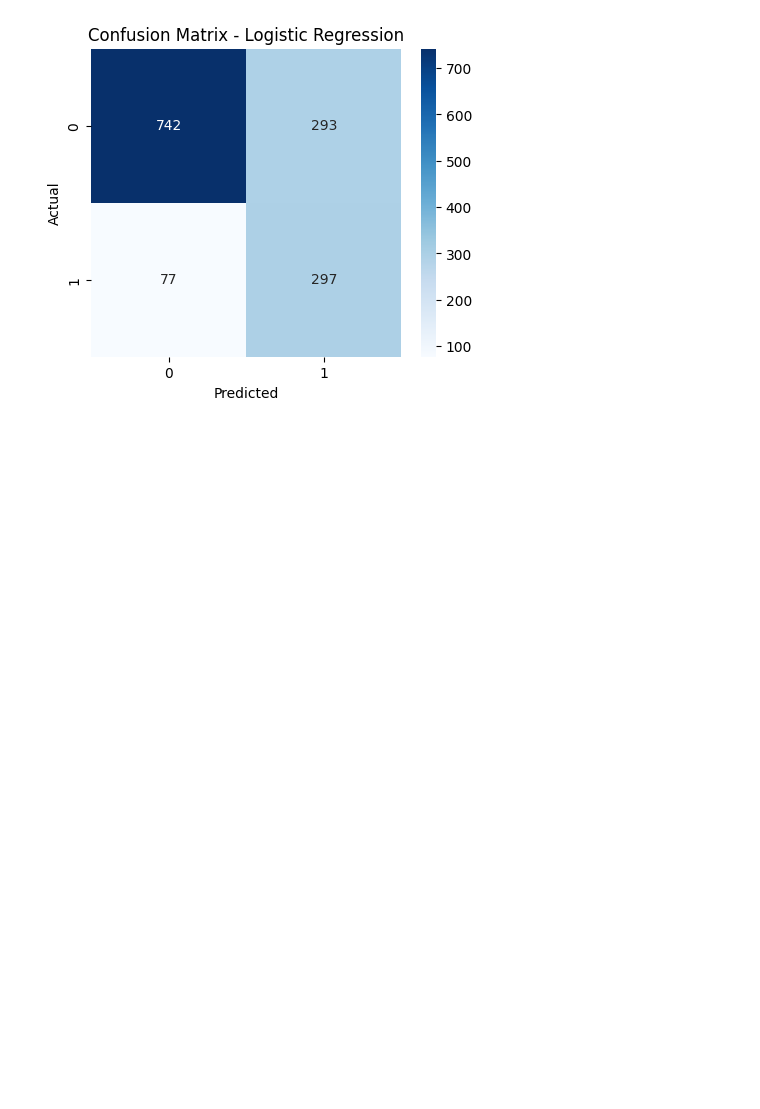
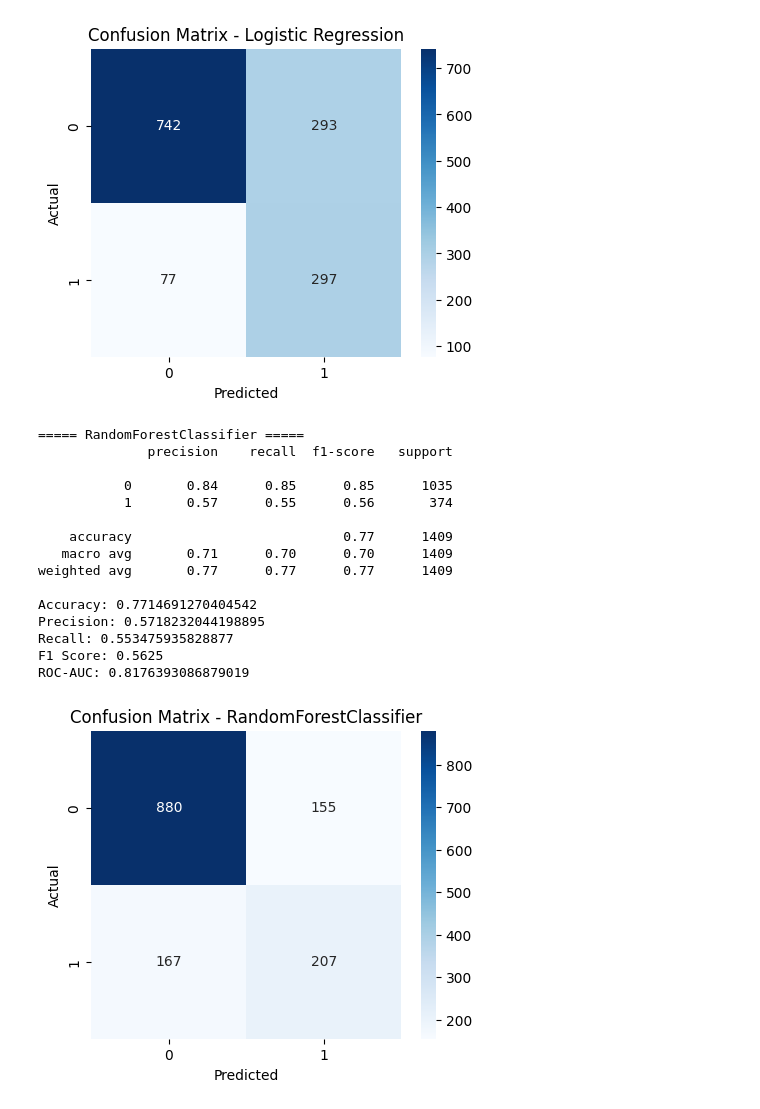
Before and after one commit to onurkaragur/customer-churn-prediction, a Jupyter notebook: notebooks/modeling.ipynb, the cells around one changed output. Cells and saved outputs as stored; diff of their text form; code cells hidden in the pictures; blank space fills up the shorter version.

Commit message:
Finalized modeling

```diff
--- a/notebooks/modeling.ipynb
+++ b/notebooks/modeling.ipynb
@@ -72,3 +72,33 @@ Recall: 0.7941176470588235
 F1 Score: 0.6161825726141079
 ROC-AUC: 0.8400191170012142
 [figure]
+# %%
+rf = RandomForestClassifier(
+    n_estimators=200,
+    max_depth=None,
+    random_state=42
+)
+
+rf.fit(X_train_resampled, y_train_resampled)
+
+y_pred_rf = rf.predict(X_test_processed)
+y_prob_rf = rf.predict_proba(X_test_processed)[:, 1]
+
+evaluate_model(y_test, y_pred_rf, y_prob_rf, "RandomForestClassifier")
+# %% [output]
+===== RandomForestClassifier =====
+              precision    recall  f1-score   support
+
+           0       0.84      0.85      0.85      1035
+           1       0.57      0.55      0.56       374
+
+    accuracy                           0.77      1409
+   macro avg       0.71      0.70      0.70      1409
+weighted avg       0.77      0.77      0.77      1409
+
+Accuracy: 0.7714691270404542
+Precision: 0.5718232044198895
+Recall: 0.553475935828877
+F1 Score: 0.5625
+ROC-AUC: 0.8176393086879019
+[figure, added]
```
Also changed, not shown: parts of 2 cells of this notebook.
